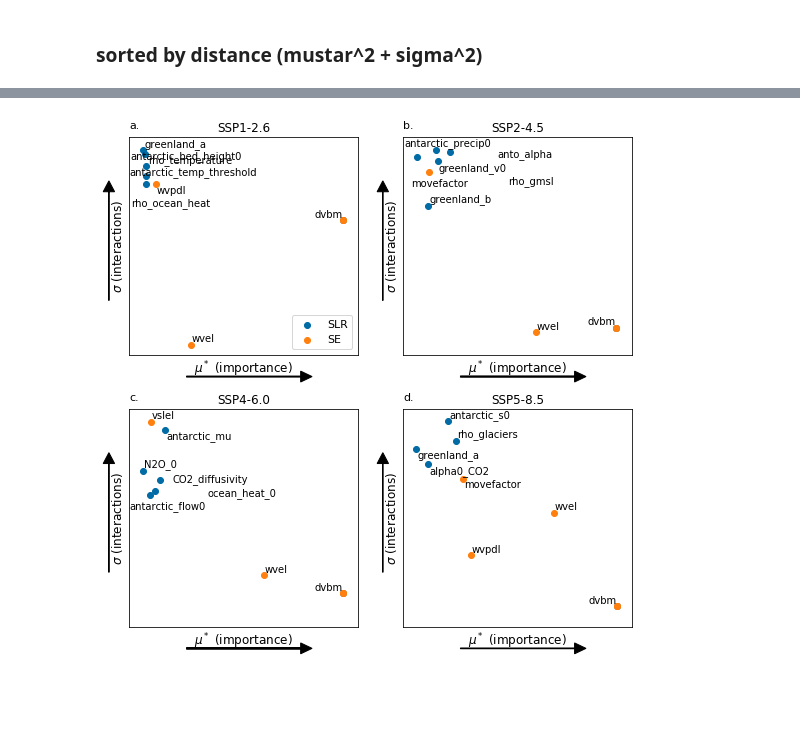
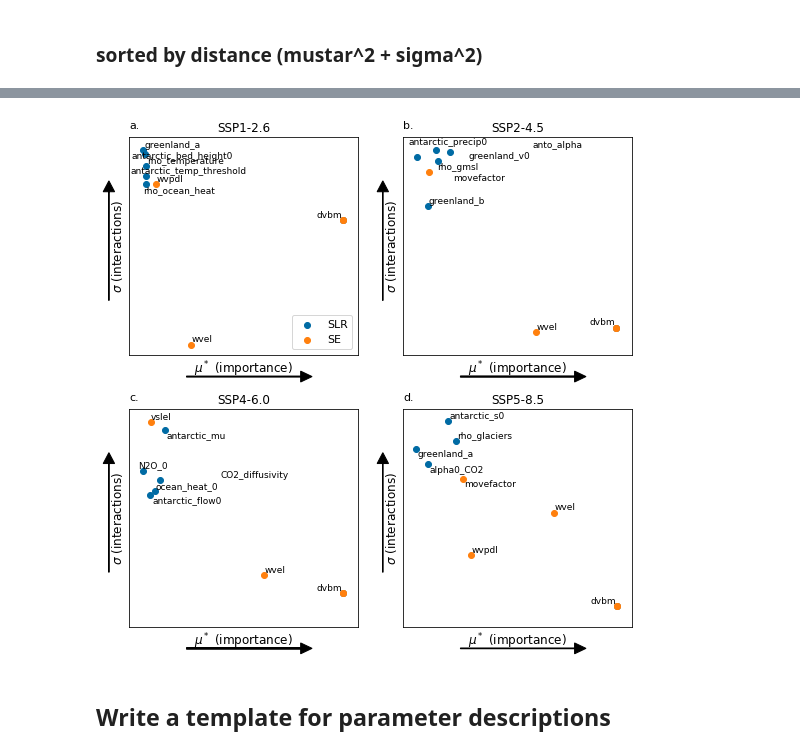
Before and after one commit to raddleverse/CIAM_uncertainty_propagation, a Jupyter notebook: work_uncertainty_propagation/sensitivity_analysis.ipynb, the cells around one changed output, grey strips where cells are left out. Cells and saved outputs as stored; diff of their text form; code cells hidden in the pictures; blank space fills up the shorter version.

```diff
--- a/work_uncertainty_propagation/sensitivity_analysis.ipynb
+++ b/work_uncertainty_propagation/sensitivity_analysis.ipynb
@@ -156,32 +156,34 @@ for s in range(len(scenarios)):
     row,col = int(s/2), s%2
     names  = list(dfSi[scen].sort_values(by="dist", ascending=False).iloc[:top]["names"])
     mustar = list(dfSi[scen].sort_values(by="dist", ascending=False).iloc[:top]["mu_star"])
     sigma  = list(dfSi[scen].sort_values(by="dist", ascending=False).iloc[:top]["sigma"])
     # for the legend only
     ax[row][col].scatter(np.log10(mustar[0]),np.log10(sigma[0]),color=colors["SLR"],label="SLR")
     ax[row][col].scatter(np.log10(mustar[0]),np.log10(sigma[0]),color=colors["SE"],label="SE")
     for i in range(top):
         color = colors["SE"] if (names[i] in ciam_params) else colors["SLR"]
         ax[row][col].scatter(np.log10(mustar[i]),np.log10(sigma[i]), color=color)
     ax[row][col].set_title(scen_labels[s], fontsize=12);
     ax[row][col].set_xticks([]); ax[row][col].set_yticks([])
     xlims = ax[row][col].get_xlim(); xrange = np.diff(xlims)[0]
     ylims = ax[row][col].get_ylim(); yrange = np.diff(ylims)[0]
     ax[row][col].text(xlims[0], ylims[1]+0.04*yrange, panels[s], fontsize=11)
     annotations = []
     for i in range(top):
-        annotations.append(ax[row][col].text(np.log10(mustar[i]),np.log10(sigma[i]),names[i]))
+        annotations.append(ax[row][col].text(np.log10(mustar[i]),np.log10(sigma[i]),names[i],fontsize=9))
     adjust_text(annotations,x=np.log10(mustar),y=np.log10(sigma),ax=ax[row][col],expand_align=(1.2,1.2))
 
     bbox_props = dict(boxstyle="rarrow, pad=0.2", fc="white", ec="black", lw=1)
     ax[row][col].set_xlabel("$\\mu^*$ (importance)", fontsize=12);
     ax[row][col].set_ylabel("$\\sigma$ (interactions)", fontsize=12);
     ax[row][col].arrow(xlims[0]+0.25*xrange, ylims[0]-0.1*yrange, 0.5*xrange, 0,
                        head_width=0.05*yrange, head_length=0.05*xrange, fc='k', ec='k', clip_on=False)
     ax[row][col].arrow(xlims[0]-0.09*xrange, ylims[0]+0.25*yrange, 0, 0.5*yrange,
                        head_width=0.05*xrange, head_length=0.05*yrange, fc='k', ec='k', clip_on=False)
     if s==0:
         ax[row][col].legend(fontsize=11,loc="lower right")
 fig.savefig(plotdir+"/sensitivity_ssprcp.pdf", bbox_inches='tight');
 # %% [output]
-[figure, old version]
+[figure, new version]
+# %% [markdown]
+## Write a template for parameter descriptions
```
Also changed, not shown: parts of 1 cell of this notebook, 5 other files.
